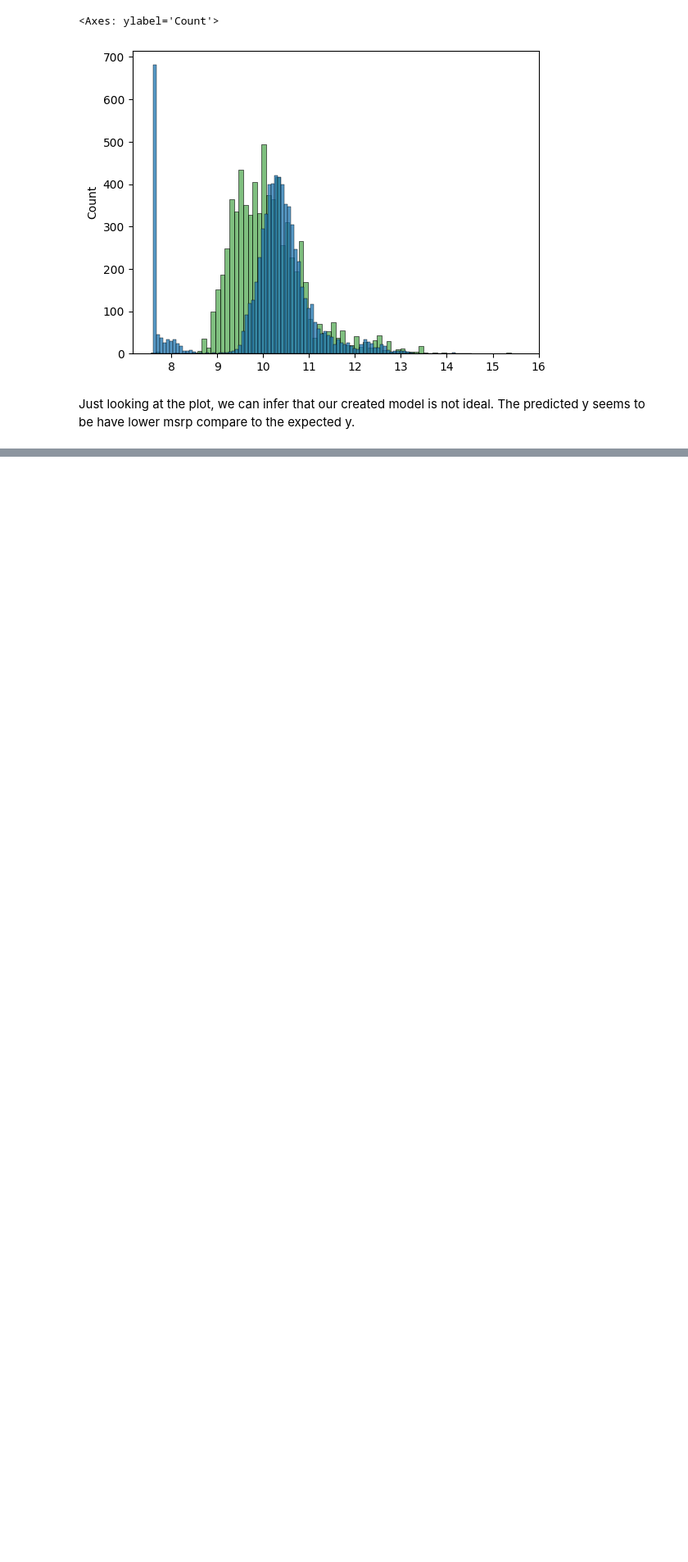
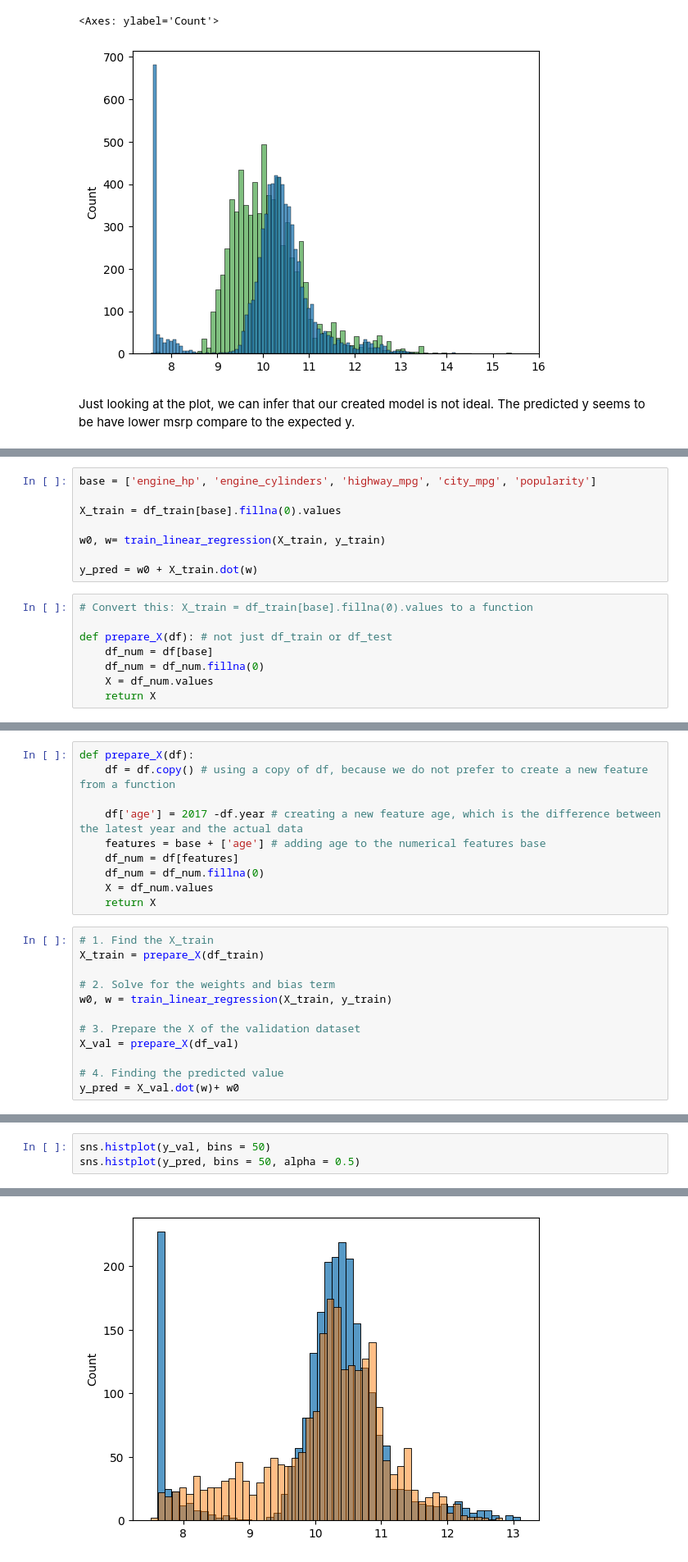
Before and after one commit to pyjom/ml-zoomcamp-2025, a Jupyter notebook: week2/week2.ipynb, the cells around one changed output, grey strips where cells are left out. Shown at 82% size. Cells and saved outputs as stored; diff of their text form; blank space fills up the shorter version.

Commit message:
the power of feature engineering

```diff
--- a/week2/week2.ipynb
+++ b/week2/week2.ipynb
@@ -575,0 +595,16 @@ Just looking at the plot, we can infer that our created model is not ideal. The
+# %%
+base = ['engine_hp', 'engine_cylinders', 'highway_mpg', 'city_mpg', 'popularity']
+
+X_train = df_train[base].fillna(0).values
+
+w0, w= train_linear_regression(X_train, y_train)
+
+y_pred = w0 + X_train.dot(w)
+# %%
+# Convert this: X_train = df_train[base].fillna(0).values to a function
+
+def prepare_X(df): # not just df_train or df_test
+    df_num = df[base]
+    df_num = df_num.fillna(0)
+    X = df_num.values
+    return X
@@ -575,0 +639,22 @@ Just looking at the plot, we can infer that our created model is not ideal. The
+# %%
+def prepare_X(df):
+    df = df.copy() # using a copy of df, because we do not prefer to create a new feature from a function
+
+    df['age'] = 2017 -df.year # creating a new feature age, which is the difference between the latest year and the actual data
+    features = base + ['age'] # adding age to the numerical features base
+    df_num = df[features]
+    df_num = df_num.fillna(0)
+    X = df_num.values
+    return X
+# %%
+# 1. Find the X_train
+X_train = prepare_X(df_train)
+
+# 2. Solve for the weights and bias term
+w0, w = train_linear_regression(X_train, y_train)
+
+# 3. Prepare the X of the validation dataset
+X_val = prepare_X(df_val)
+
+# 4. Finding the predicted value
+y_pred = X_val.dot(w)+ w0
@@ -575,0 +669,4 @@ Just looking at the plot, we can infer that our created model is not ideal. The
+# %%
+sns.histplot(y_val, bins = 50)
+sns.histplot(y_pred, bins = 50, alpha = 0.5)
+# %% [output]
@@ -575,0 +674 @@ Just looking at the plot, we can infer that our created model is not ideal. The
+[figure, added]
```
Also changed, not shown: parts of 18 cells of this notebook.
